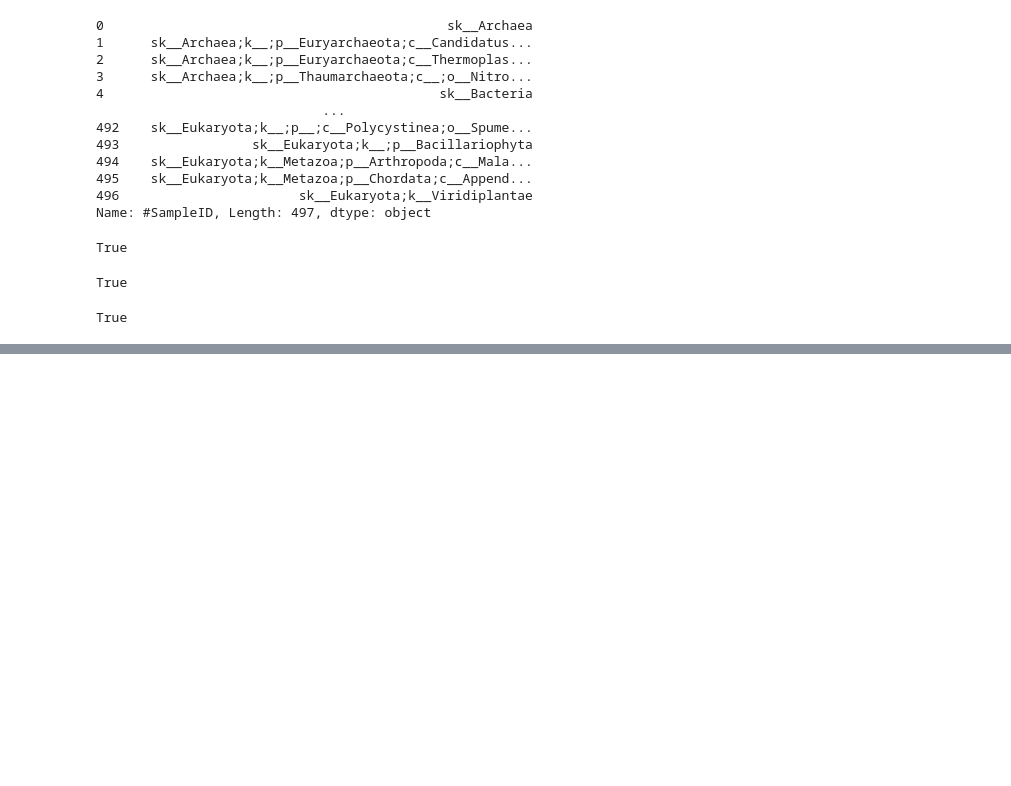
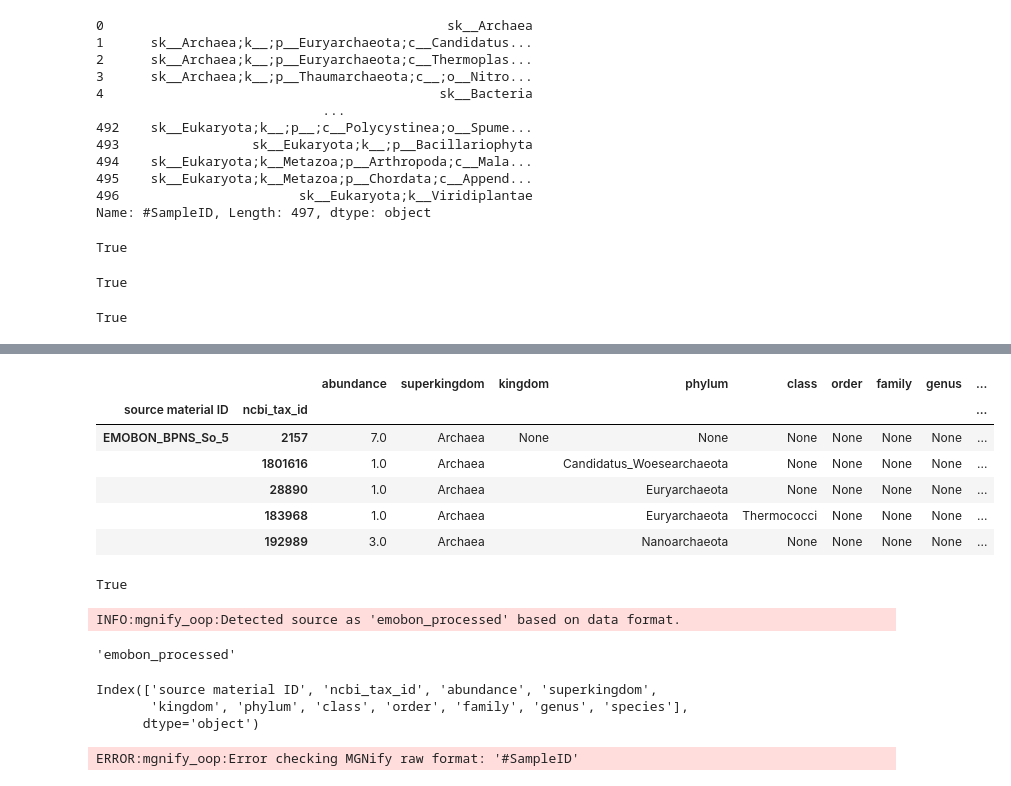
Before and after one commit to emo-bon/momics-demos, a Jupyter notebook: wfs_extra/scripts/mgnify/test_mgnify_oop.ipynb, the cells around one changed output, grey strips where cells are left out. Cells and saved outputs as stored; diff of their text form; code cells hidden in the pictures; blank space fills up the shorter version.

Commit message:
two classes of mgnify oop

```diff
--- a/wfs_extra/scripts/mgnify/test_mgnify_oop.ipynb
+++ b/wfs_extra/scripts/mgnify/test_mgnify_oop.ipynb
@@ -81,0 +123,53 @@ True
+# %%
+root_folder = os.path.abspath(os.path.join('../../../'))
+assets_folder = os.path.join(root_folder, 'assets')
+
+def get_valid_samples():
+    df_valid = pd.read_csv(
+        os.path.join(root_folder, 'data/shipment_b1b2_181.csv')
+    )
+    return df_valid
+
+valid_samples = get_valid_samples()
+# %%
+# High level function from the momics.utils module
+full_metadata, mgf_parquet_dfs = load_and_clean(valid_samples=valid_samples)
+
+# select categorical columns from metadata
+categorical_columns = sorted(full_metadata.select_dtypes(include=['object', "boolean"]).columns)
+
+# select numerical columns from metadata
+numerical_columns = sorted(full_metadata.select_dtypes(include=['int64', 'float64']).columns)
+# %%
+ssu= mgf_parquet_dfs['ssu']
+# %%
+ssu.head()
+# %% [output]
+|  |  | abundance | superkingdom | kingdom | phylum | class | order | family | genus | ... |
+| source material ID | ncbi_tax_id |  |  |  |  |  |  |  |  | ... |
+| EMOBON_BPNS_So_5 | 2157 | 7.0 | Archaea | None | None | None | None | None | None | ... |
+|  | 1801616 | 1.0 | Archaea |  | Candidatus_Woesearchaeota | None | None | None | None | ... |
+|  | 28890 | 1.0 | Archaea |  | Euryarchaeota | None | None | None | None | ... |
+|  | 183968 | 1.0 | Archaea |  | Euryarchaeota | Thermococci | None | None | None | ... |
+|  | 192989 | 3.0 | Archaea |  | Nanoarchaeota | None | None | None | None | ... |
+# %%
+isinstance(ssu.index, pd.MultiIndex)
+# %% [output]
+True
+# %%
+s = TaxonomyTable(ssu)
+s.source
+# %% [output]
+INFO:mgnify_oop:Detected source as 'emobon_processed' based on data format.
+'emobon_processed'
+# %%
+reset = s.df.reset_index()
+reset.columns
+# %% [output]
+Index(['source material ID', 'ncbi_tax_id', 'abundance', 'superkingdom',
+       'kingdom', 'phylum', 'class', 'order', 'family', 'genus', 'species'],
+      dtype='object')
+# %%
+abundance_table = s.to_abundance_table()
+# %% [output]
+ERROR:mgnify_oop:Error checking MGNify raw format: '#SampleID'
```
Also changed, not shown: parts of 14 cells of this notebook, 5 other files.
